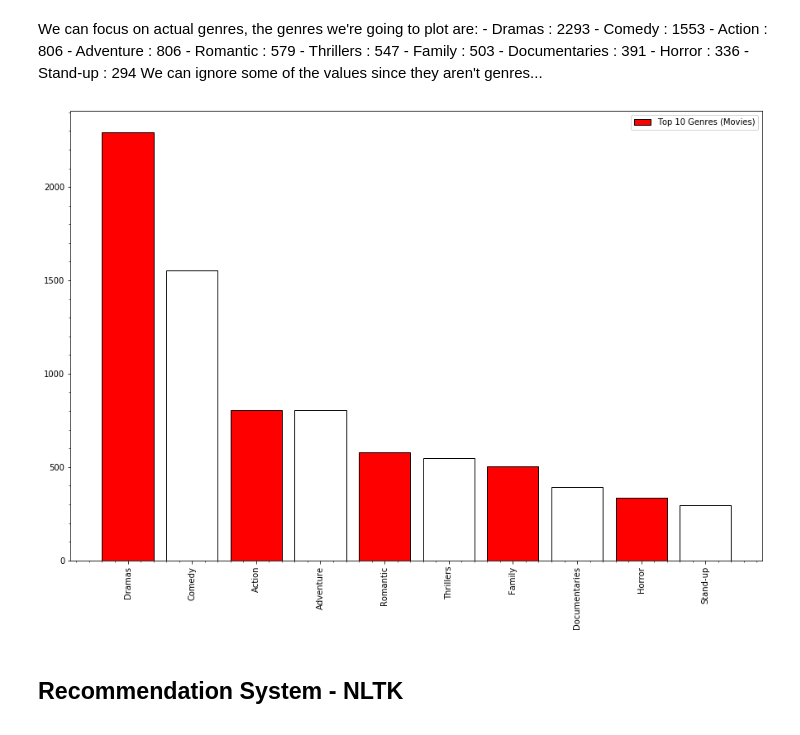
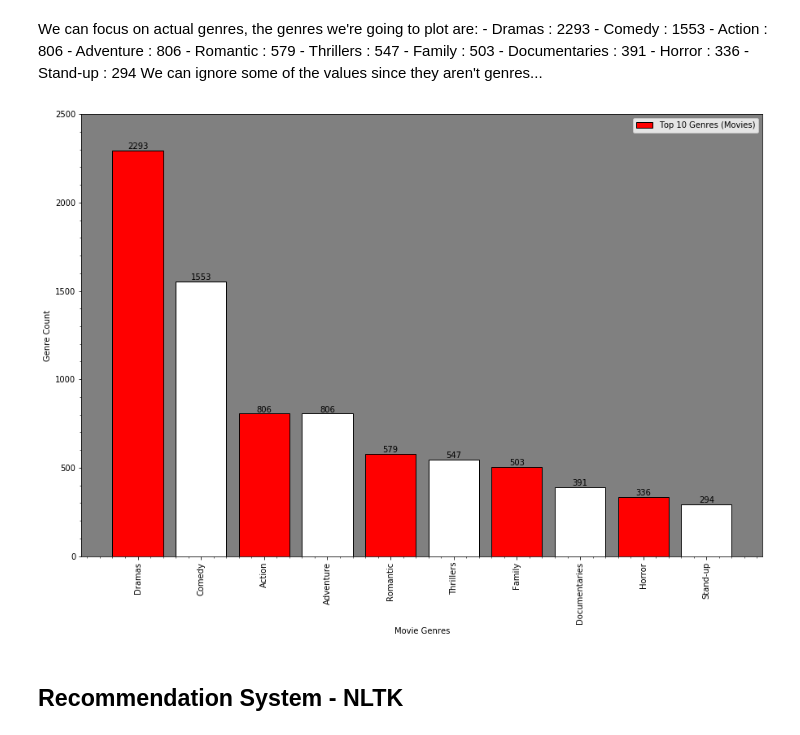
Before and after one commit to SunpreetSChahal/Netflix_EDA-ML, a Jupyter notebook: Netflix Data - EDA and ML Practice.ipynb, the cells around one changed output. Saved outputs shown, nothing was run; the diff lists cells and outputs as text; code cells hidden in the pictures.

```diff
--- a/Netflix Data - EDA and ML Practice.ipynb
+++ b/Netflix Data - EDA and ML Practice.ipynb
@@ -264,23 +278,31 @@ We can ignore some of the values since they aren't genres...
 # %%
 # Time to plot the top 10 genres
 mov_genres_x = ['Dramas', 'Comedy', 'Action', 'Adventure', 'Romantic', 'Thrillers', 'Family', 'Documentaries', 'Horror', 'Stand-up']
 mov_values_y = [2293,1553,806,806,579,547,503,391,336,294]
 plt.figure(figsize=[15,10])
 
+ax = plt.gca()
+ax.set_facecolor('grey')
+
 # Plotting the bar
-bar_genre_freq10 = plt.bar(mov_genres_x, mov_values_y,
-                           label = 'Top 10 Genres (Movies)', color =['red','white'],
-                          edgecolor=['black'])
+bar_genre_freq10 = plt.bar(mov_genres_x, mov_values_y, label = 'Top 10 Genres (Movies)', color =['red','white'], edgecolor=['black'])
 
 plt.yticks()
+plt.ylabel('Genre Count')
 plt.xticks(mov_genres_x, rotation= 'vertical')
+plt.xlabel('Movie Genres')
 plt.minorticks_on()
+plt.ylim([0,2500])
+
+# Assigning labels on top of the bars
+for i in range(len(mov_genres_x)):
+    plt.text(i,mov_values_y[i], mov_values_y[i], ha="center", va="bottom", color='black', fontsize='medium')
 
 ##Present Data
 plt.legend()
 plt.show(bar_genre_freq10)
 # %% [output]
-[figure, old version]
+[figure, new version]
 # %% [markdown]
 ## Recommendation System - NLTK
 # %% [markdown]
```
Also changed, not shown: parts of 3 cells of this notebook.
